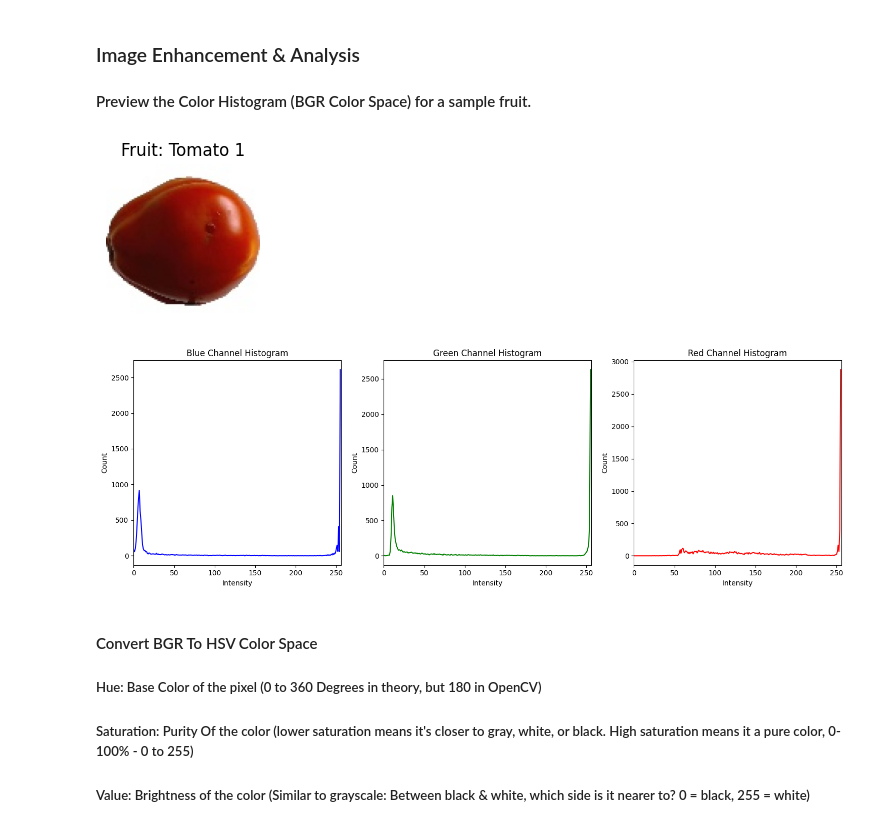
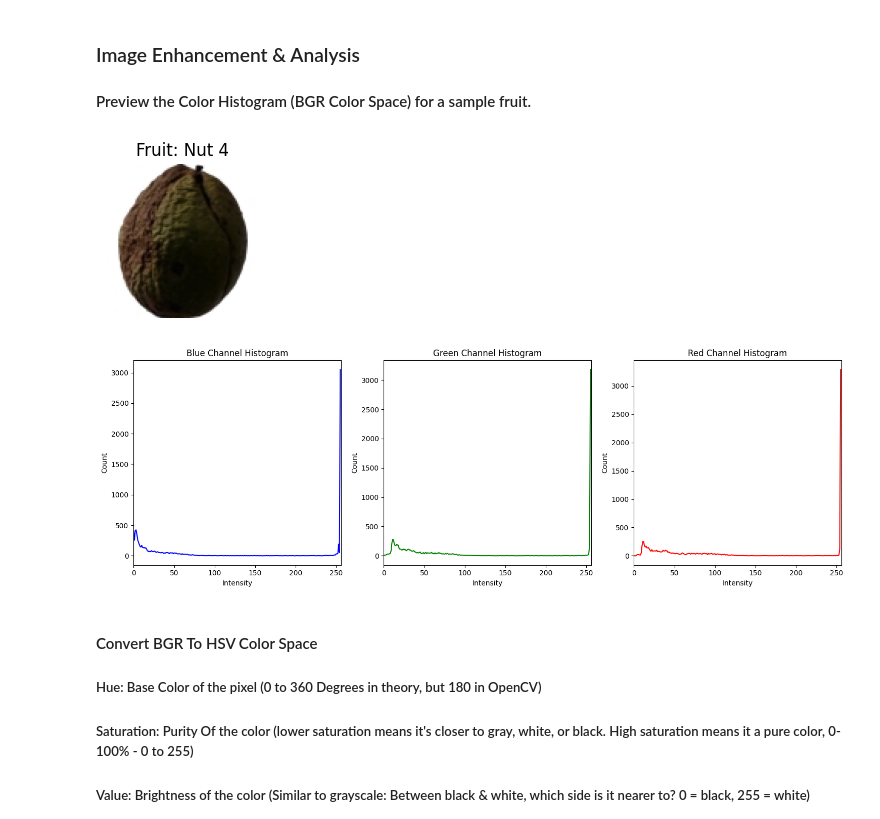
Before and after one commit to mohamedelziat50/Fruit-Recognition-MIU, a Jupyter notebook: Fruit_Recognition.ipynb, the cells around one changed output. Cells and saved outputs as stored; diff of their text form; code cells hidden in the pictures.

```diff
--- a/Fruit_Recognition.ipynb
+++ b/Fruit_Recognition.ipynb
@@ -154,21 +154,21 @@ plt.show()
 # %%
 # We want the nuts image for now
 fruit = None
 for i, the_fruit in enumerate(fruits):
-    if the_fruit.label == "Tomato 1":
+    if the_fruit.label == "Nut 4":
         fruit = fruits[i]
         break
 
 # Convert BGR image to RGB for Matplotlib
 rgb_image = cv.cvtColor(fruit.image, cv.COLOR_BGR2RGB)
 
 plt.figure(figsize=(2, 2)) # Adjust the figure size (width, height in inches)
 plt.imshow(rgb_image)
 plt.title(f"Fruit: {fruit.label}")
 plt.axis('off') # Hide axes for cleaner image display
 plt.show()
 # %% [output]
-[figure, old version]
+[figure, new version]
 # %%
 colors = ('b', 'g', 'r')
 channel_names = ('Blue', 'Green', 'Red')
@@ -189,7 +189,7 @@ for i, (line_color, channel_name) in enumerate(zip(colors, channel_names)):
 plt.tight_layout()
 plt.show()
 # %% [output]
-[figure, old version]
+[figure, new version]
 # %% [markdown]
 #### Convert BGR To HSV Color Space
 ##### Hue: Base Color of the pixel (0 to 360 Degrees in theory, but 180 in OpenCV)
```
Also changed, not shown: parts of 14 cells of this notebook.
